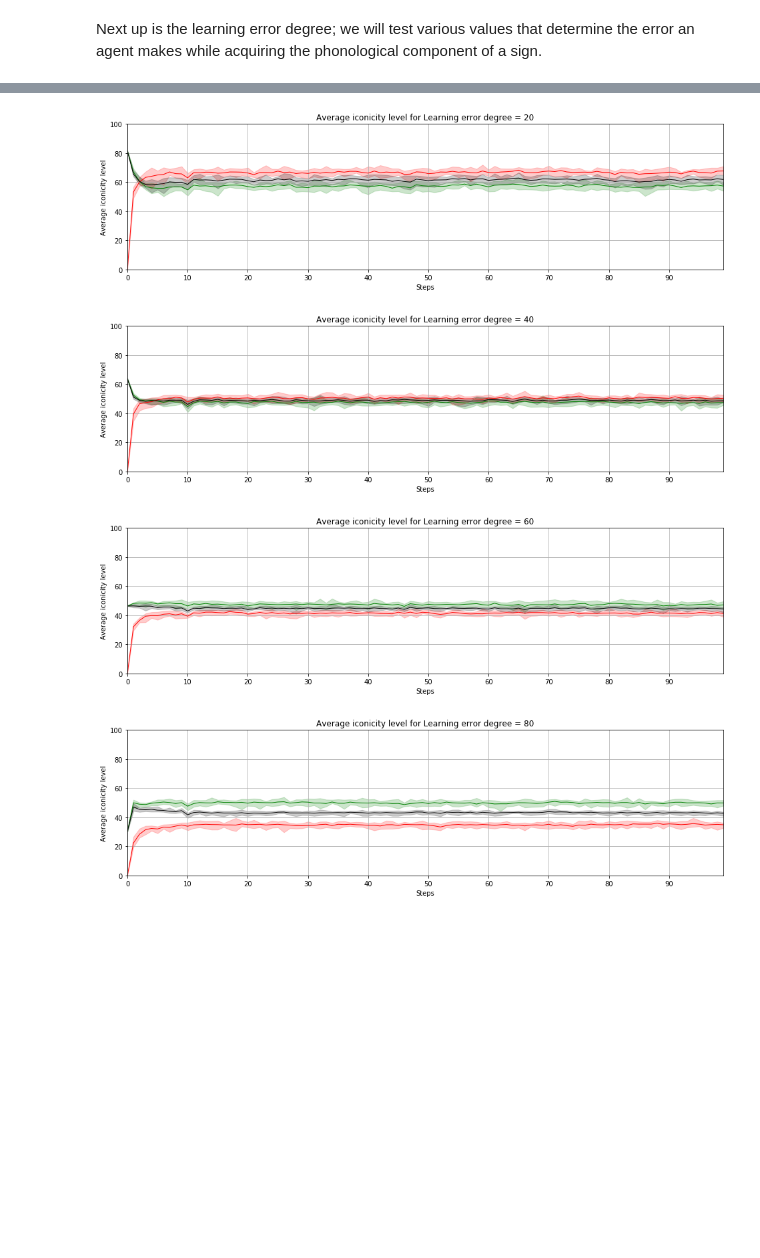
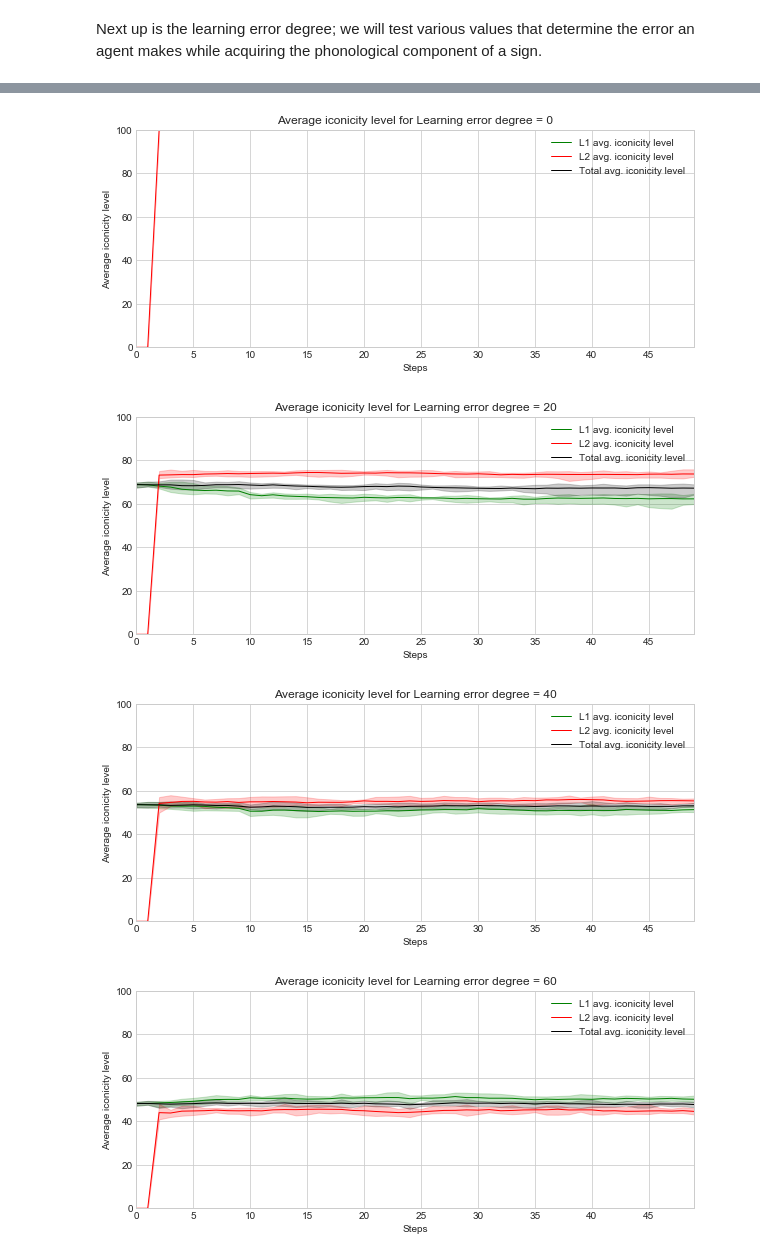
Before and after one commit to jberlang/IconicityModel, a Jupyter notebook: BatchrunnerData.ipynb, the cells around one changed output, grey strips where cells are left out. Saved outputs shown, nothing was run; the diff lists cells and outputs as text; code cells hidden in the pictures; blank space fills up the shorter version.

```diff
--- a/BatchrunnerData.ipynb
+++ b/BatchrunnerData.ipynb
@@ -8,6 +8,7 @@ from IconicityModel import *
 import pandas as pd
 import numpy as np
 import matplotlib.pyplot as plt
+plt.style.use('seaborn-whitegrid')
 # %% [markdown]
 # BatchRunner
 # %% [markdown]
@@ -45,7 +46,7 @@ def calculate_average_agent_data_per_iteration(data, pm_values, nb_iterations):
 
     return avg_data_per_pm, max_data_per_pm, min_data_per_pm
 # %%
-def plot_per_step_data(avg_data, max_data, min_data, pm_values, pm_name):
+def plot_data(avg_data, max_data, min_data, pm_values, pm_name):
     l1_means = []
     l2_means = []
     total_means = []
@@ -58,7 +59,7 @@ def plot_per_step_data(avg_data, max_data, min_data, pm_values, pm_name):
 
     # draw the agent data per step for each parameter value
     for i in range(len(pm_values)):
-        fig, ax = plt.subplots(figsize=(16, 4))
+        fig, ax = plt.subplots(figsize=(10, 4))
         pm_value = pm_values[i]
         pm_data = avg_data[i]
 
@@ -106,10 +107,11 @@ def plot_per_step_data(avg_data, max_data, min_data, pm_values, pm_name):
         ax.grid(b=True, axis='both')
         ax.set_ylim([0,100])
         ax.set_xlim([0,len(x)-1])
-        ax.set_xticks(range(0, len(x), 10))
+        ax.set_xticks(range(0, len(x), 5))
         ax.set_title("Average iconicity level for " + str(pm_name) + " = " + str(pm_value))
         ax.set_ylabel("Average iconicity level")
         ax.set_xlabel("Steps")
+        ax.legend()
 
     labels = ["L1 signers", "L2 signers", "all signers"]
     end_results = [[l1_means, l1_maxs, l1_mins], [l2_means, l2_maxs, l2_mins], [total_means, total_maxs, total_mins]]
@@ -126,10 +128,10 @@ def plot_per_step_data(avg_data, max_data, min_data, pm_values, pm_name):
 
         plt.errorbar(x, y_mean,
                         yerr=[y_mean - y_min, y_max - y_mean],
-                        uplims=True,
-                        lolims=True,
                         fmt='.k',
                         ecolor='red',
+                        capsize=3.0,
+                        capthick=2.0,
                         lw=1)
         plt.bar(x, y_mean, width=8)
 
@@ -290,9 +302,9 @@ plot_per_step_data(avg, maxi, mini, chances, "Turnover chance")
 Next up is the learning error degree; we will test various values that determine the error an agent makes while acquiring the phonological component of a sign.
 # %%
 # define the values of the variable pm and amount of iterations and steps per iteration
-errors = [20, 40, 60, 80]
+errors = [0, 20, 40, 60, 80]
 nb_iterations = 10
-nb_steps = 100
+nb_steps = 50
 
 # define the fixed and variable parameters
 fixed_pm = {"width": 10,
@@ -322,9 +334,9 @@ STATISTICS FOR LEARNING ERROR DEGREE PARAMETER EXPLORATION
  - Data from running the model for 10 iteration(s) for each parameter value:
 # %%
 avg, maxi, mini = calculate_average_agent_data_per_iteration(df, errors, nb_iterations)
-plot_per_step_data(avg, maxi, mini, errors, "Learning error degree")
+plot_data(avg, maxi, mini, errors, "Learning error degree")
 # %% [output]
-[figure, old version]
+[figure, new version]
-[figure, old version]
+[figure, new version]
-[figure, old version]
+[figure, new version]
-[figure, old version]
+[figure, new version]
```
Also changed, not shown: parts of 8 cells of this notebook, 3 other files.
